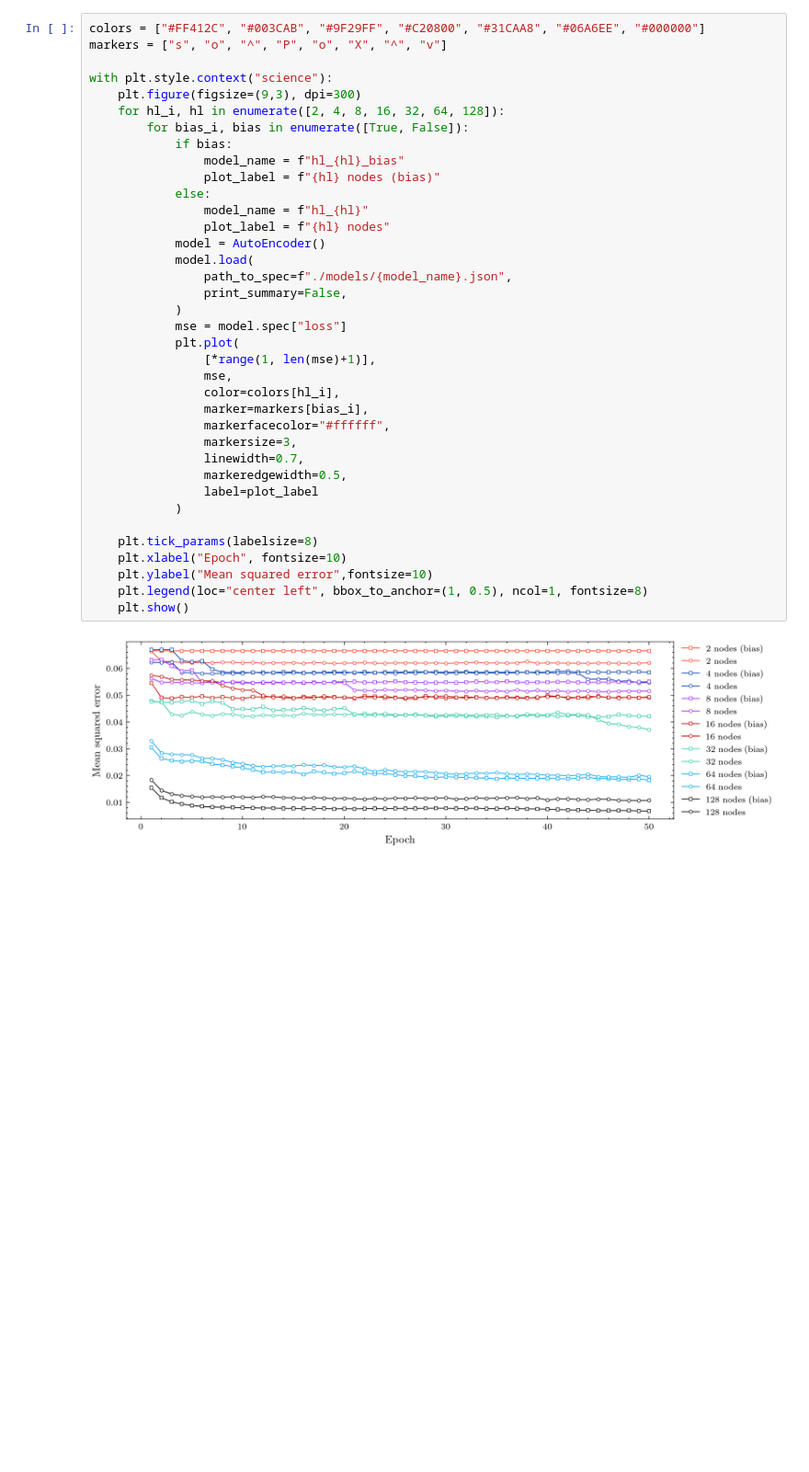
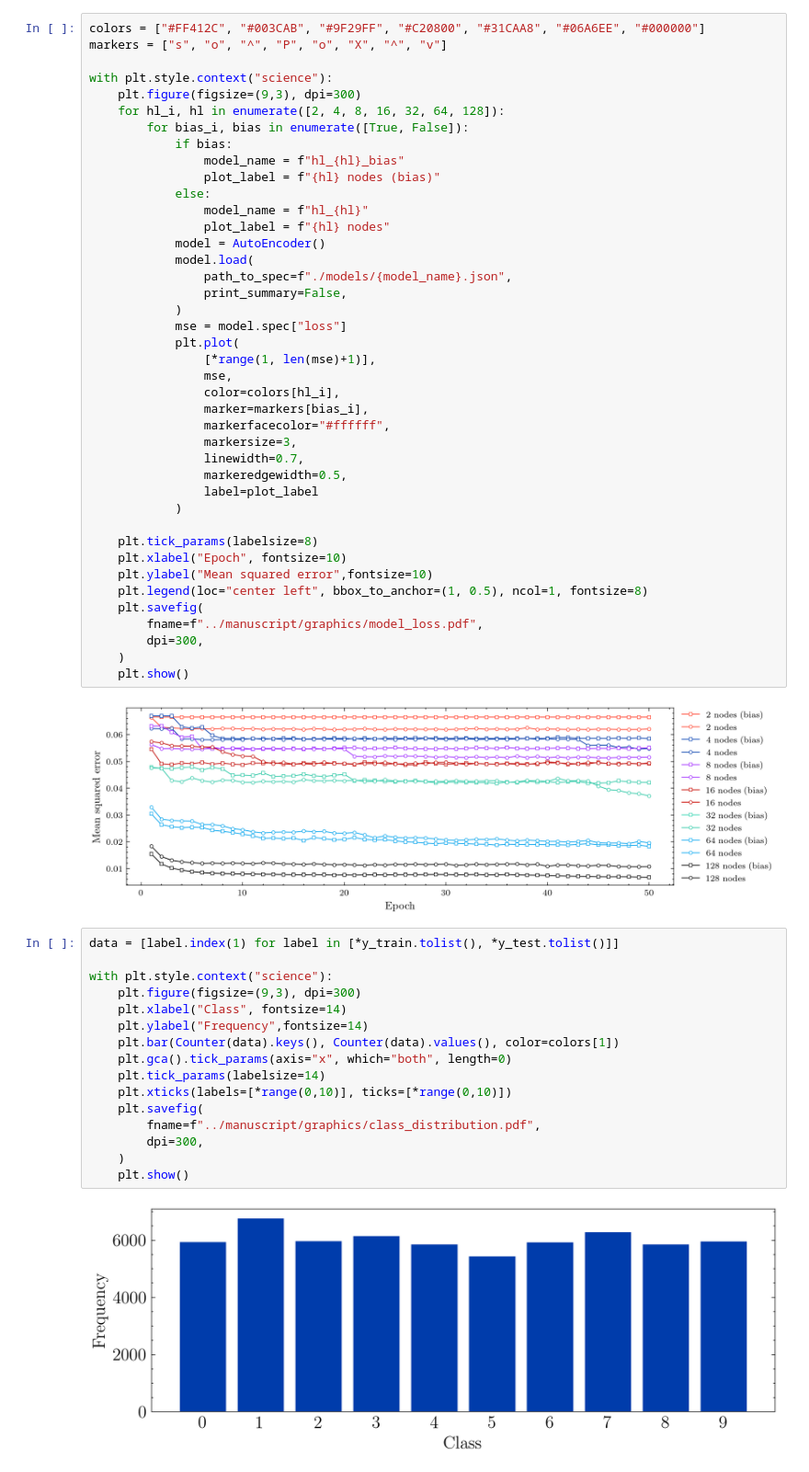
Before and after one commit to HRSAndrabi/autoencoder-compression-ratios, a Jupyter notebook: src/main.ipynb, the cells around one changed output. Shown at 92% size. Cells and saved outputs as stored; diff of their text form; blank space fills up the shorter version.

```diff
--- a/src/main.ipynb
+++ b/src/main.ipynb
@@ -384,6 +385,28 @@ with plt.style.context("science"):
 	plt.xlabel("Epoch", fontsize=10)
 	plt.ylabel("Mean squared error",fontsize=10)
 	plt.legend(loc="center left", bbox_to_anchor=(1, 0.5), ncol=1, fontsize=8)
+	plt.savefig(
+		fname=f"../manuscript/graphics/model_loss.pdf",
+		dpi=300,
+	)
 	plt.show()
 # %% [output]
 [figure]
+# %%
+data = [label.index(1) for label in [*y_train.tolist(), *y_test.tolist()]]
+
+with plt.style.context("science"):
+	plt.figure(figsize=(9,3), dpi=300)
+	plt.xlabel("Class", fontsize=14)
+	plt.ylabel("Frequency",fontsize=14)
+	plt.bar(Counter(data).keys(), Counter(data).values(), color=colors[1])
+	plt.gca().tick_params(axis="x", which="both", length=0)
+	plt.tick_params(labelsize=14)
+	plt.xticks(labels=[*range(0,10)], ticks=[*range(0,10)])
+	plt.savefig(
+		fname=f"../manuscript/graphics/class_distribution.pdf",
+		dpi=300,
+	)
+	plt.show()
+# %% [output]
+[figure, added]
```
Also changed, not shown: parts of 2 cells of this notebook, 17 other files.
